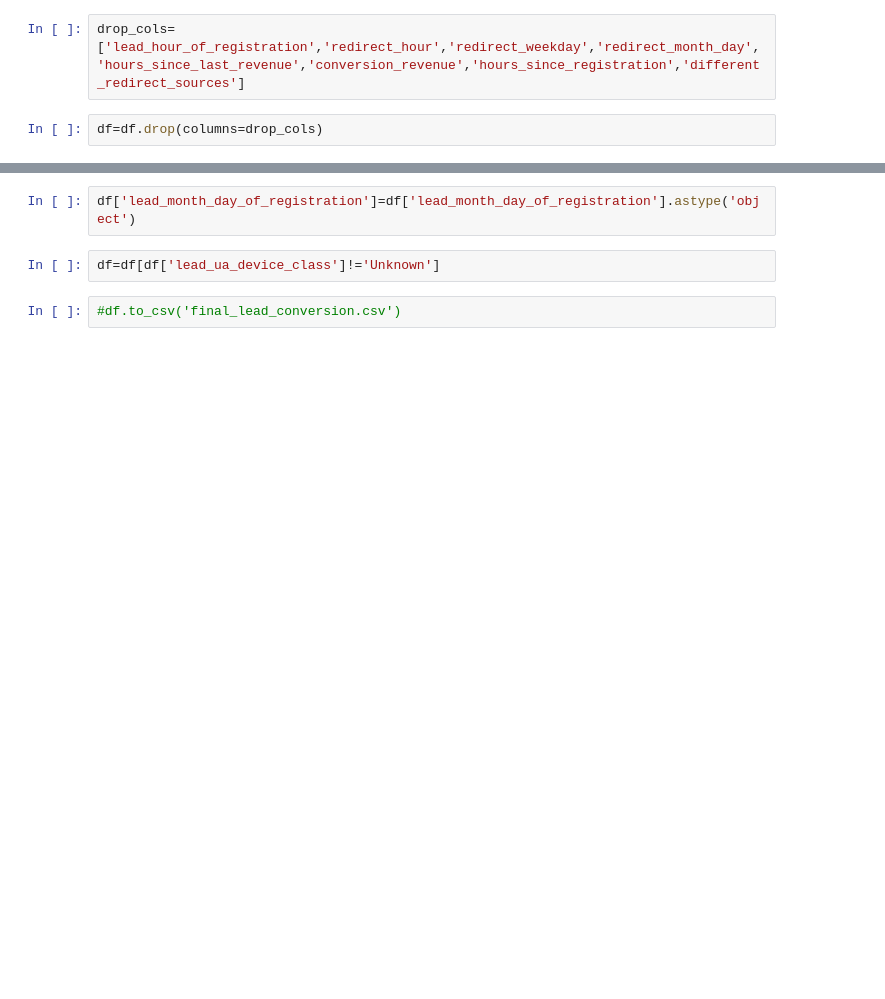
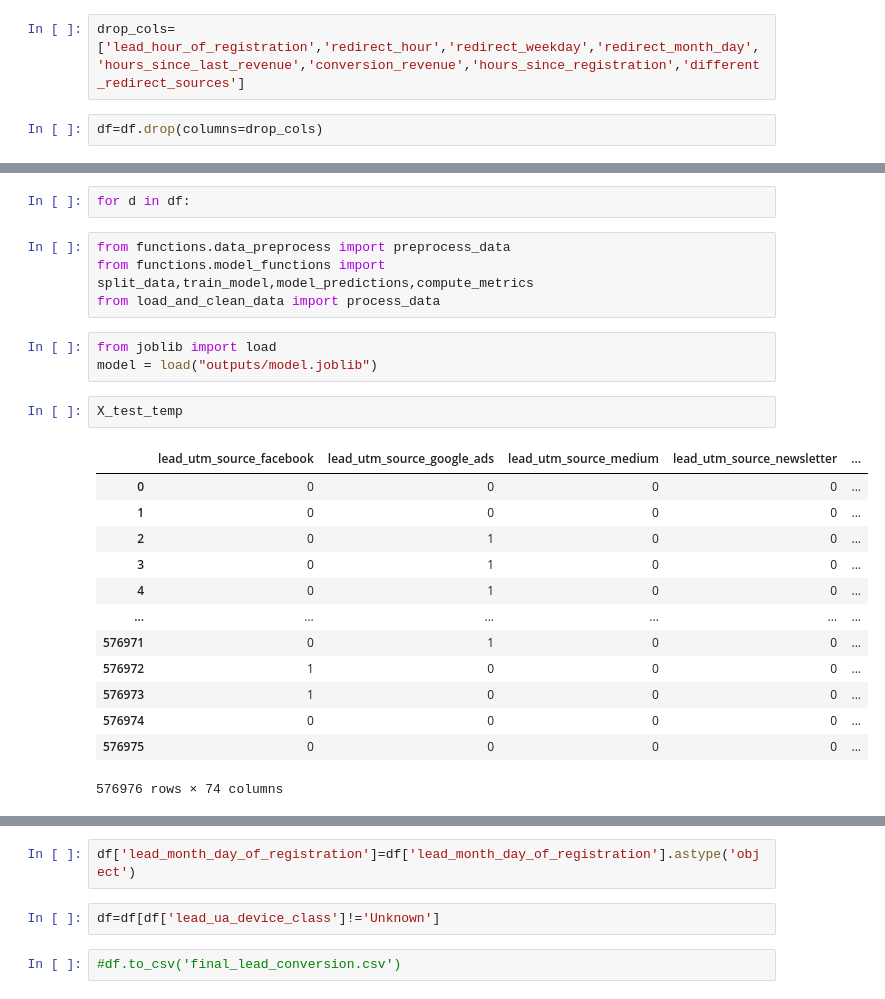
Before and after one commit to JoAmps/Lead_conversion_prediction_for_a_mobile_app_company, a Jupyter notebook: Lead_conversion.ipynb, the cells around one changed output, grey strips where cells are left out. Drawn from its saved outputs; the diff is of its cells as text; blank space fills up the shorter version.

```diff
--- a/Lead_conversion.ipynb
+++ b/Lead_conversion.ipynb
@@ -352,3 +352,28 @@ df.head()
 | 2 | google_ads | social | weekend | 5.0 | usa | ... |
 | 3 | google_ads | social | weekend | 5.0 | usa | ... |
 | 4 | google_ads | social | weekend | 5.0 | usa | ... |
+# %%
+for d in df:
+# %%
+from functions.data_preprocess import preprocess_data
+from functions.model_functions import split_data,train_model,model_predictions,compute_metrics
+from load_and_clean_data import process_data
+# %%
+from joblib import load
+model = load("outputs/model.joblib")
+# %%
+X_test_temp
+# %% [output]
+|  | lead_utm_source_facebook | lead_utm_source_google_ads | lead_utm_source_medium | lead_utm_source_newsletter | ... |
+| 0 | 0 | 0 | 0 | 0 | ... |
+| 1 | 0 | 0 | 0 | 0 | ... |
+| 2 | 0 | 1 | 0 | 0 | ... |
+| 3 | 0 | 1 | 0 | 0 | ... |
+| 4 | 0 | 1 | 0 | 0 | ... |
+| ... | ... | ... | ... | ... | ... |
+| 576971 | 0 | 1 | 0 | 0 | ... |
+| 576972 | 1 | 0 | 0 | 0 | ... |
+| 576973 | 1 | 0 | 0 | 0 | ... |
+| 576974 | 0 | 0 | 0 | 0 | ... |
+| 576975 | 0 | 0 | 0 | 0 | ... |
+576976 rows × 74 columns
```
Also changed, not shown: parts of 1 cell of this notebook, 6 other files.
